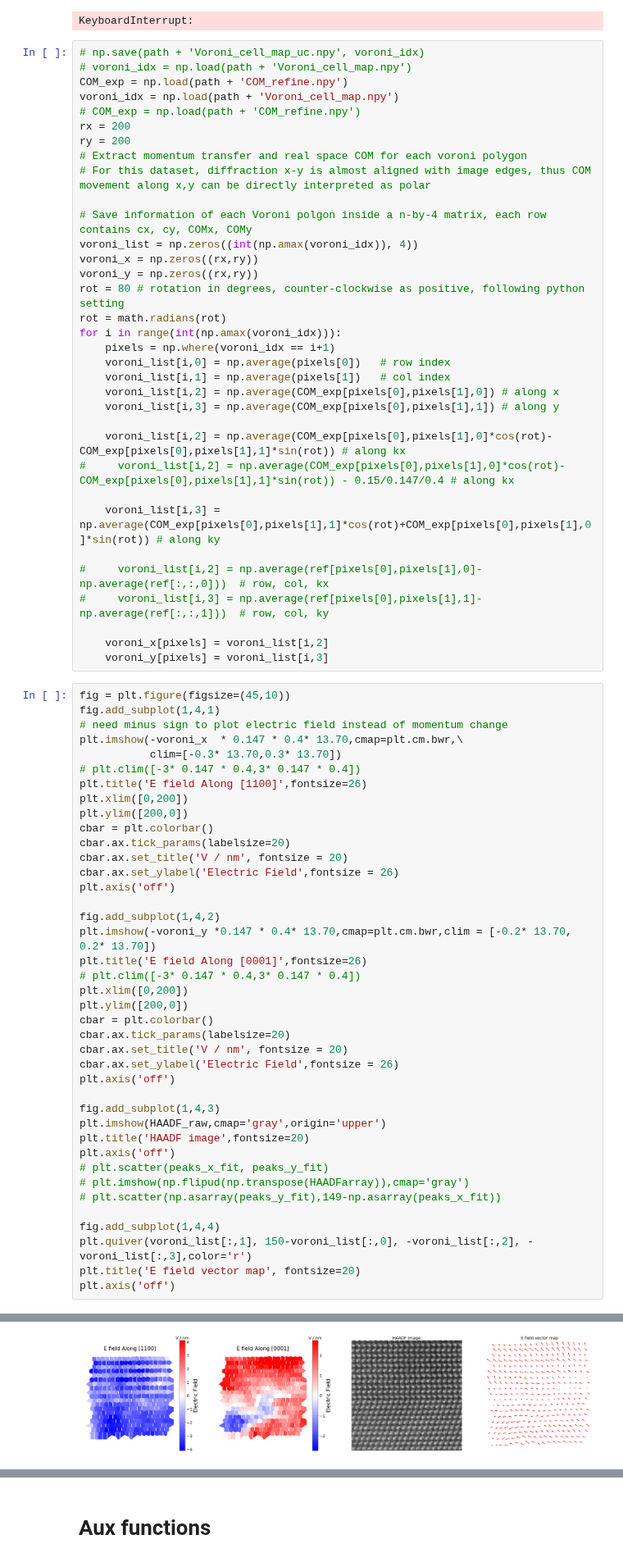
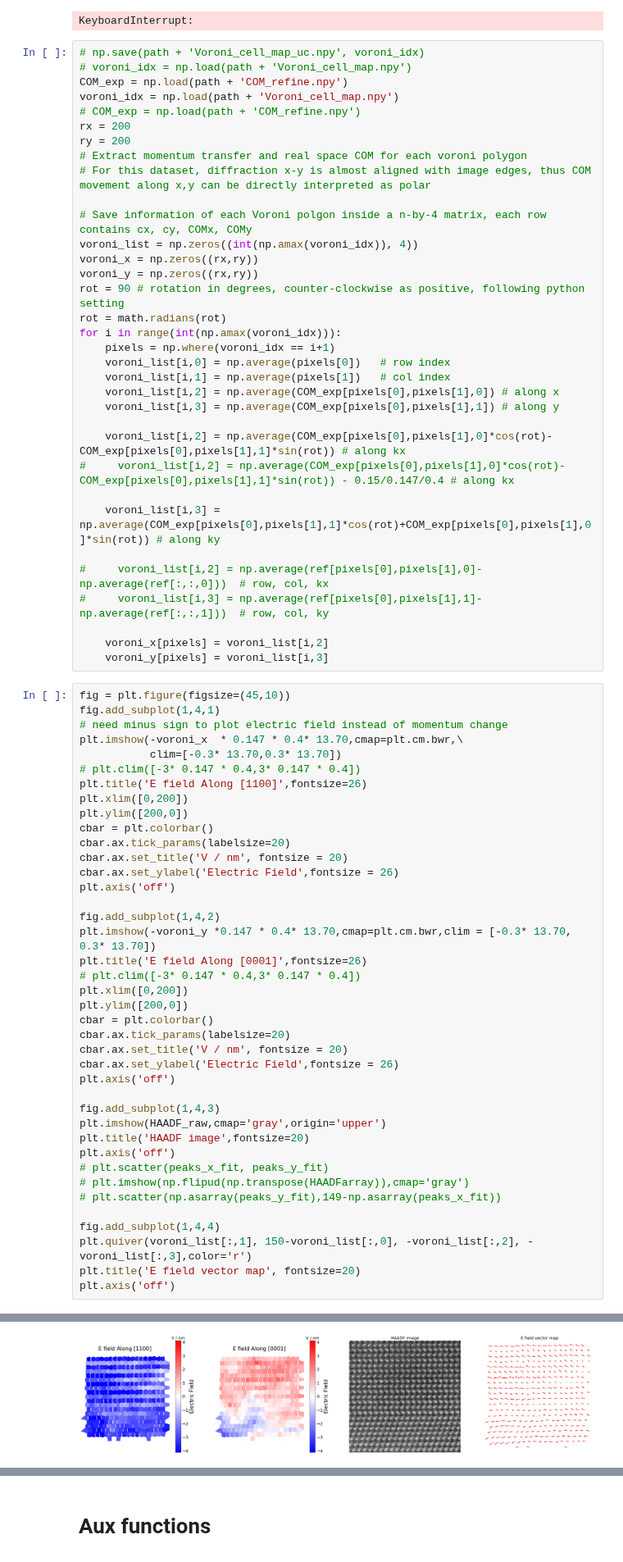
Before and after one commit to CY-Zhang/PyProcessingCodes, a Jupyter notebook: PolarizationAnalysis/PolarizationAnalysis_6_LiZnSb_081919.ipynb, the cells around one changed output, grey strips where cells are left out. Shown at 82% size. Cells and saved outputs as stored; diff of their text form.

```diff
--- a/PolarizationAnalysis/PolarizationAnalysis_6_LiZnSb_081919.ipynb
+++ b/PolarizationAnalysis/PolarizationAnalysis_6_LiZnSb_081919.ipynb
@@ -212,7 +212,7 @@ ry = 200
 voroni_list = np.zeros((int(np.amax(voroni_idx)), 4))
 voroni_x = np.zeros((rx,ry))
 voroni_y = np.zeros((rx,ry))
-rot = 80 # rotation in degrees, counter-clockwise as positive, following python setting
+rot = 90 # rotation in degrees, counter-clockwise as positive, following python setting
 rot = math.radians(rot)
 for i in range(int(np.amax(voroni_idx))):
     pixels = np.where(voroni_idx == i+1)
@@ -248,7 +248,7 @@ cbar.ax.set_ylabel('Electric Field',fontsize = 26)
 plt.axis('off')
 
 fig.add_subplot(1,4,2)
-plt.imshow(-voroni_y *0.147 * 0.4* 13.70,cmap=plt.cm.bwr,clim = [-0.2* 13.70, 0.2* 13.70])
+plt.imshow(-voroni_y *0.147 * 0.4* 13.70,cmap=plt.cm.bwr,clim = [-0.3* 13.70, 0.3* 13.70])
 plt.title('E field Along [0001]',fontsize=26)
 # plt.clim([-3* 0.147 * 0.4,3* 0.147 * 0.4])
 plt.xlim([0,200])
@@ -279,4 +279,4 @@ plt.axis('off')
-[figure, old version]
+[figure, new version]
 # %%
 # Plot polarization map with unit cell averaging on hexagonal phase
 # For first 12 rows of V-cells in hexagonal phase, average over every two layers
```
Also changed, not shown: parts of 6 cells of this notebook, 4 other files.
